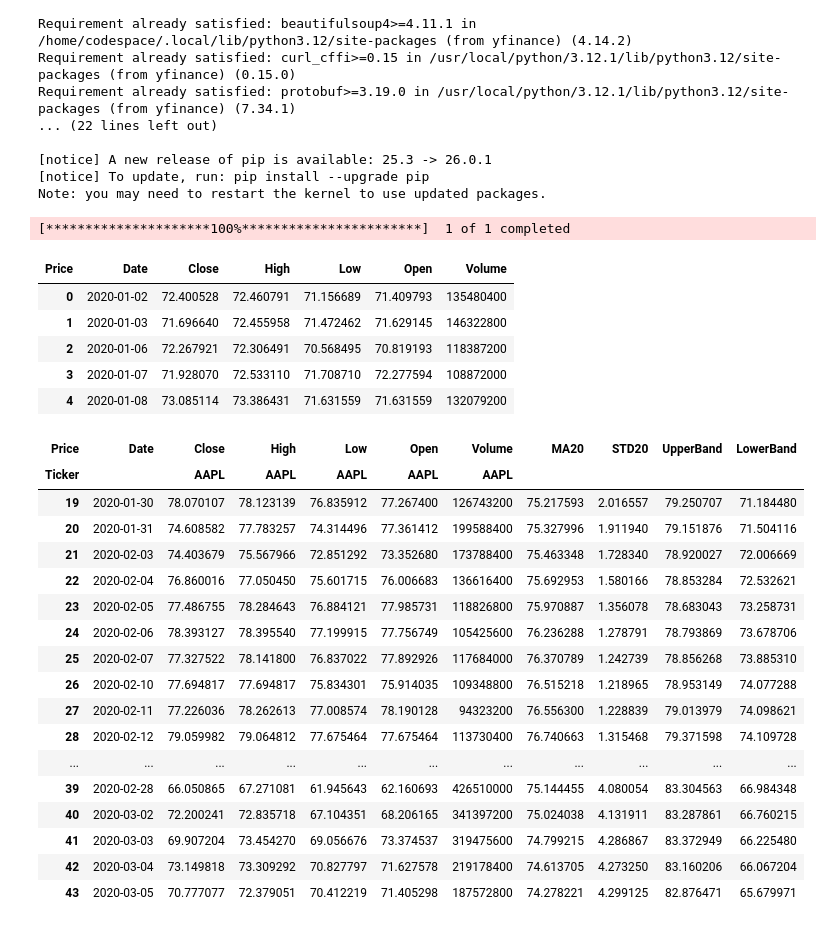
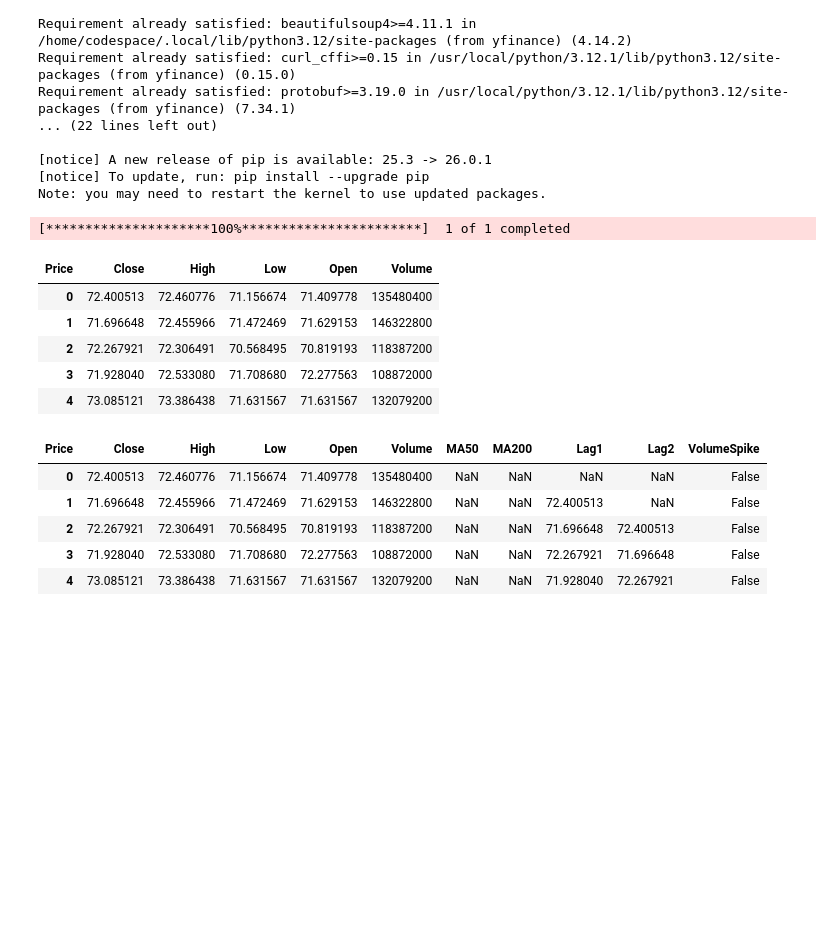
Before and after one commit to timeless81/Stock-Direction-Predictor-Final, a Jupyter notebook: Stocks.ipynb, the cells around one changed output. Drawn from its saved outputs; the diff is of its cells as text; code cells hidden in the pictures; blank space fills up the shorter version.

```diff
--- a/Stocks.ipynb
+++ b/Stocks.ipynb
@@ -46,67 +46,72 @@ stocks.columns = stocks.columns.droplevel(1)  # Drop the ticker level from colum
 
 # reset the index to make 'Date' a column
 stocks.reset_index(inplace=True)
+# Drop the date column
+stocks.drop(columns=['Date'], inplace=True)
 
 stocks.head()
 # %% [output]
 [*********************100%***********************]  1 of 1 completed
-| Price | Date | Close | High | Low | Open | Volume |
-| 0 | 2020-01-02 | 72.400528 | 72.460791 | 71.156689 | 71.409793 | 135480400 |
-| 1 | 2020-01-03 | 71.696640 | 72.455958 | 71.472462 | 71.629145 | 146322800 |
-| 2 | 2020-01-06 | 72.267921 | 72.306491 | 70.568495 | 70.819193 | 118387200 |
-| 3 | 2020-01-07 | 71.928070 | 72.533110 | 71.708710 | 72.277594 | 108872000 |
-| 4 | 2020-01-08 | 73.085114 | 73.386431 | 71.631559 | 71.631559 | 132079200 |
+| Price | Close | High | Low | Open | Volume |
+| 0 | 72.400513 | 72.460776 | 71.156674 | 71.409778 | 135480400 |
+| 1 | 71.696648 | 72.455966 | 71.472469 | 71.629153 | 146322800 |
+| 2 | 72.267921 | 72.306491 | 70.568495 | 70.819193 | 118387200 |
+| 3 | 71.928040 | 72.533080 | 71.708680 | 72.277563 | 108872000 |
+| 4 | 73.085121 | 73.386438 | 71.631567 | 71.631567 | 132079200 |
 # %%
 ### Add Bollinger Bands to the stock data
 # Calculate the 20-day moving average and standard deviation
 
-stocks['MA20'] = stocks['Close'].rolling(window=20).mean()
-stocks['STD20'] = stocks['Close'].rolling(window=20).std()
 
-# Calculate the upper and lower Bollinger Bands
-stocks['UpperBand'] = stocks['MA20'] + (stocks['STD20'] * 2)
-stocks['LowerBand'] = stocks['MA20'] - (stocks['STD20'] * 2)
-stocks.dropna(inplace=True)
+def Bollinger_Bands(df, window=20, num_std_dev=2):
+    df['MA20'] = df['Close'].rolling(window=window).mean()
+    df['STD20'] = df['Close'].rolling(window=window).std()
+    df['UpperBand'] = df['MA20'] + (df['STD20'] * num_std_dev)
+    df['LowerBand'] = df['MA20'] - (df['STD20'] * num_std_dev)
+    return df
+stocks = Bollinger_Bands(stocks)
+#stocks.dropna(inplace=True)
 #.reset_index(inplace=True)  # Drop rows with NaN values resulting from rolling calculations
 
-stocks.head(25)
+stocks.head()
 
 # Plot the stock price and Bollinger Bands
 #pio.renderers.default = "browser"
 
-fig = go.Figure()
+fig = go.Figure().update_layout(width=1000, height=600, title='AAPL Stock Price with Bollinger Bands', xaxis_title='Date', yaxis_title='Price (USD)')
 fig.add_trace(go.Scatter(x=stocks.index, y=stocks['Close'], mode='lines', name='Close Price'))
 
 fig.add_trace(go.Scatter(x=stocks.index,
                          y=stocks['UpperBand'],
                          mode = 'lines',
                          name='Upper Bollinger Band',
-                         line=dict(color='red', dash='dash')))
+                         line=dict(color='red', dash='dot')))
 
 fig.add_trace(go.Scatter(x=stocks.index,
                          y=stocks['LowerBand'],
                          mode = 'lines',
                          name='Lower Bollinger Band',
-                         line=dict(color='red', dash='dash')))
+                         line=dict(color='red', dash='dot')))
 fig.show()
 # %%
-stocks.head(25)
+# Get 20 day, 50 day, and 200 day moving averages
+stocks['MA50'] = stocks['Close'].rolling(window=50).mean()
+stocks['MA200'] = stocks['Close'].rolling(window=200).mean()
+
+# Get the lag features for the closing price
+stocks['Lag1'] = stocks['Close'].shift(1)
+stocks['Lag2'] = stocks['Close'].shift(2)
+
+# Capture volume spikes
+stocks['VolumeSpike'] = stocks['Volume'] > (stocks['Volume'].rolling(window=20).mean() + 2*stocks['Volume'].rolling(window=20).std())
+
+#
+###stocks.dropna(inplace=True)
+stocks.head()
 # %% [output]
-| Price | Date | Close | High | Low | Open | Volume | MA20 | STD20 | UpperBand | LowerBand |
-| Ticker |  | AAPL | AAPL | AAPL | AAPL | AAPL |  |  |  |  |
-| 19 | 2020-01-30 | 78.070107 | 78.123139 | 76.835912 | 77.267400 | 126743200 | 75.217593 | 2.016557 | 79.250707 | 71.184480 |
-| 20 | 2020-01-31 | 74.608582 | 77.783257 | 74.314496 | 77.361412 | 199588400 | 75.327996 | 1.911940 | 79.151876 | 71.504116 |
-| 21 | 2020-02-03 | 74.403679 | 75.567966 | 72.851292 | 73.352680 | 173788400 | 75.463348 | 1.728340 | 78.920027 | 72.006669 |
-| 22 | 2020-02-04 | 76.860016 | 77.050450 | 75.601715 | 76.006683 | 136616400 | 75.692953 | 1.580166 | 78.853284 | 72.532621 |
-| 23 | 2020-02-05 | 77.486755 | 78.284643 | 76.884121 | 77.985731 | 118826800 | 75.970887 | 1.356078 | 78.683043 | 73.258731 |
-| 24 | 2020-02-06 | 78.393127 | 78.395540 | 77.199915 | 77.756749 | 105425600 | 76.236288 | 1.278791 | 78.793869 | 73.678706 |
-| 25 | 2020-02-07 | 77.327522 | 78.141800 | 76.837022 | 77.892926 | 117684000 | 76.370789 | 1.242739 | 78.856268 | 73.885310 |
-| 26 | 2020-02-10 | 77.694817 | 77.694817 | 75.834301 | 75.914035 | 109348800 | 76.515218 | 1.218965 | 78.953149 | 74.077288 |
-| 27 | 2020-02-11 | 77.226036 | 78.262613 | 77.008574 | 78.190128 | 94323200 | 76.556300 | 1.228839 | 79.013979 | 74.098621 |
-| 28 | 2020-02-12 | 79.059982 | 79.064812 | 77.675464 | 77.675464 | 113730400 | 76.740663 | 1.315468 | 79.371598 | 74.109728 |
-| ... | ... | ... | ... | ... | ... | ... | ... | ... | ... | ... |
-| 39 | 2020-02-28 | 66.050865 | 67.271081 | 61.945643 | 62.160693 | 426510000 | 75.144455 | 4.080054 | 83.304563 | 66.984348 |
-| 40 | 2020-03-02 | 72.200241 | 72.835718 | 67.104351 | 68.206165 | 341397200 | 75.024038 | 4.131911 | 83.287861 | 66.760215 |
-| 41 | 2020-03-03 | 69.907204 | 73.454270 | 69.056676 | 73.374537 | 319475600 | 74.799215 | 4.286867 | 83.372949 | 66.225480 |
-| 42 | 2020-03-04 | 73.149818 | 73.309292 | 70.827797 | 71.627578 | 219178400 | 74.613705 | 4.273250 | 83.160206 | 66.067204 |
-| 43 | 2020-03-05 | 70.777077 | 72.379051 | 70.412219 | 71.405298 | 187572800 | 74.278221 | 4.299125 | 82.876471 | 65.679971 |
+| Price | Close | High | Low | Open | Volume | MA50 | MA200 | Lag1 | Lag2 | VolumeSpike |
+| 0 | 72.400513 | 72.460776 | 71.156674 | 71.409778 | 135480400 | NaN | NaN | NaN | NaN | False |
+| 1 | 71.696648 | 72.455966 | 71.472469 | 71.629153 | 146322800 | NaN | NaN | 72.400513 | NaN | False |
+| 2 | 72.267921 | 72.306491 | 70.568495 | 70.819193 | 118387200 | NaN | NaN | 71.696648 | 72.400513 | False |
+| 3 | 71.928040 | 72.533080 | 71.708680 | 72.277563 | 108872000 | NaN | NaN | 72.267921 | 71.696648 | False |
+| 4 | 73.085121 | 73.386438 | 71.631567 | 71.631567 | 132079200 | NaN | NaN | 71.928040 | 72.267921 | False |
```
Also changed, not shown: 1 other file.
